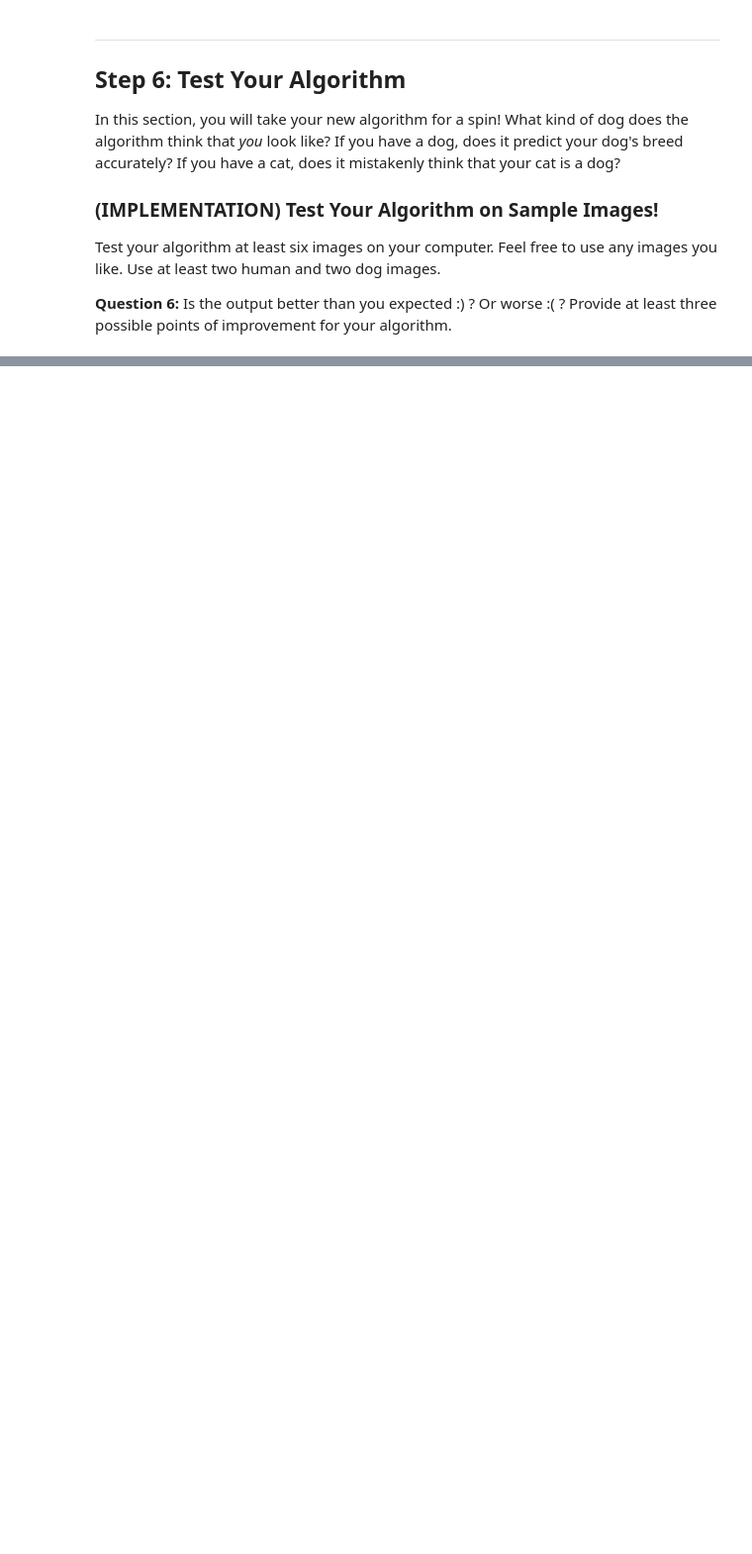
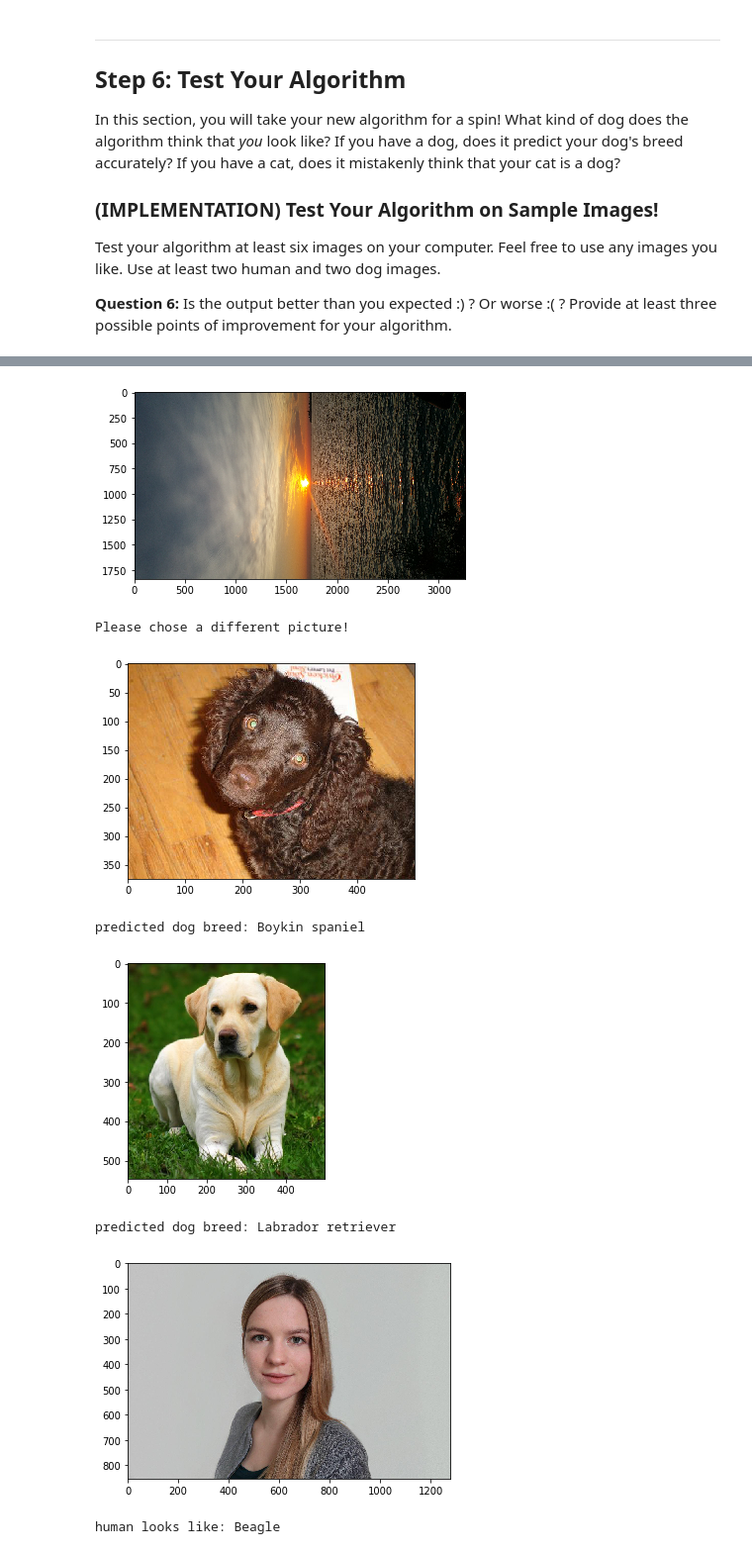
Before and after one commit to Laura9944/capstoneProject, a Jupyter notebook: project-dog-classification/dog_app.ipynb, the cells around one changed output, grey strips where cells are left out. Shown at 99% size. Saved outputs shown, nothing was run; the diff lists cells and outputs as text; code cells hidden in the pictures; blank space fills up the shorter version.

```diff
--- a/project-dog-classification/dog_app.ipynb
+++ b/project-dog-classification/dog_app.ipynb
@@ -692,16 +692,17 @@ Write a function that takes an image path as input and returns the dog breed (`A
 ### and returns the dog breed that is predicted by the model.
 from PIL import Image
 
+data_transfer = loaders_transfer.copy()
 # list of class names by index, i.e. a name can be accessed like class_names[0]
-class_names = [item[4:].replace("_", " ") for item in data_transfer['train'].classes]
+class_names = [item[4:].replace("_", " ") for item in data_transfer['train'].dataset.classes]
 
 def predict_breed_transfer(img_path):
     # load the image and return the predicted breed
     img_transforms = transforms.Compose([transforms.CenterCrop(224),
                                       transforms.ToTensor()])
     img = Image.open(img_path).convert('RGB')
-    img = img_transforms(img)
+    img = img_transforms(img)[:3,:,:].unsqueeze(0)
     model_transfer.eval()
-    output = model_transfer(img_tensor)
+    output = model_transfer(img)
     _, preds_tensor = torch.max(output, 1)
     return class_names[preds_tensor.cpu().numpy()[0]]
@@ -731,6 +730,13 @@ Some sample output for our algorithm is provided below, but feel free to design
 
 def run_app(img_path):
     ## handle cases for a human face, dog, and neither
+    if dog_detector(img_path):
+        prediction = predict_breed_transfer(img_path)
+        print("predicted dog breed: {0}".format(prediction))
+    elif face_detector(img_path):
+        prediction = predict_breed_transfer(img_path)
+        print("human looks like: {0}".format(prediction))
+    else: print("Please chose a different picture!")
 # %% [markdown]
 ---
 <a id='step6'></a>
@@ -748,8 +766,27 @@ __Answer:__ (Three possible points for improvement)
 # %%
 ## TODO: Execute your algorithm from Step 6 on
 ## at least 6 images on your computer.
 ## Feel free to use as many code cells as needed.
+import matplotlib.image as mpimg
+
+images = os.listdir("test/")
+
+for image in images:
+    img = mpimg.imread("test/" +image)
+    imgplot = plt.imshow(img)
+    plt.show()
+    run_app("test/" +image)
+
 
 ## suggested code, below
-for file in np.hstack((human_files[:3], dog_files[:3])):
-    run_app(file)
+#for file in np.hstack((human_files[:3], dog_files[:3])):
+#    run_app(file)
+# %% [output]
+[figure, added]
+Please chose a different picture!
+[figure, added]
+predicted dog breed: Boykin spaniel
+[figure, added]
+predicted dog breed: Labrador retriever
+[figure, added]
+human looks like: Beagle
```
Also changed, not shown: parts of 7 cells of this notebook, 6 other files.
